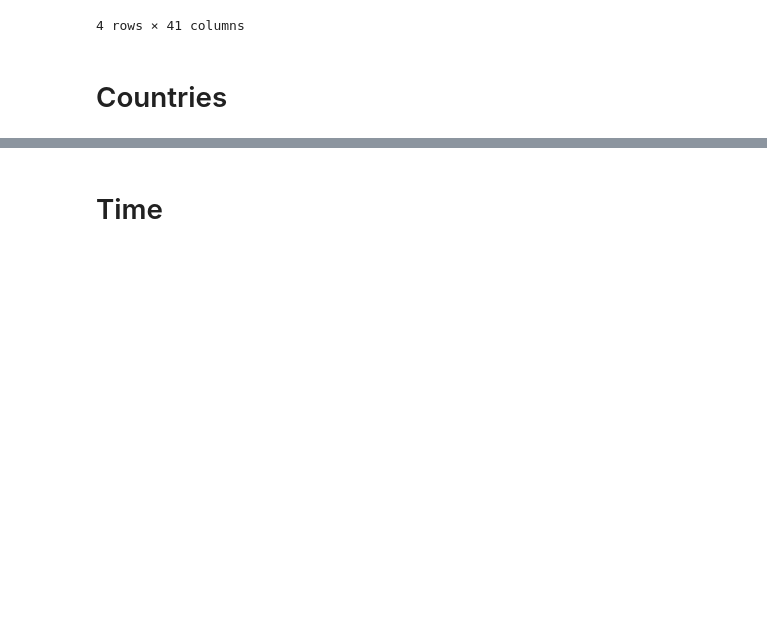
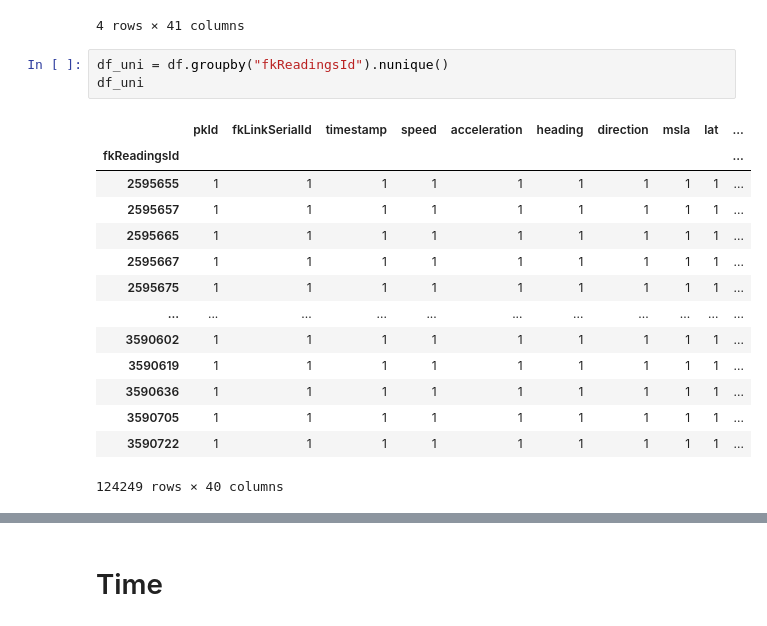
Before and after one commit to jeugregg/transport-risk-mitigation, a Jupyter notebook: 01_Exploration.ipynb, the cells around one changed output, grey strips where cells are left out. Drawn from its saved outputs; the diff is of its cells as text; blank space fills up the shorter version.

```diff
--- a/01_Exploration.ipynb
+++ b/01_Exploration.ipynb
@@ -289,5 +289,21 @@ df[df["fkReadingsId"] == 3590722 ]
 | 405170 | 3590722 | 0XB827EB3B7400 | 2023-04-21 16:00:29 | 0 | 1 | 0 | N | 355 | 43.481373 | ... |
 | 405171 | 3590722 | 0XB827EB3B7400 | 2023-04-21 16:00:29 | 0 | 1 | 0 | N | 355 | 43.481373 | ... |
 4 rows × 41 columns
-# %% [markdown]
-# Countries
+# %%
+df_uni = df.groupby("fkReadingsId").nunique()
+df_uni
+# %% [output]
+|  | pkId | fkLinkSerialId | timestamp | speed | acceleration | heading | direction | msla | lat | ... |
+| fkReadingsId |  |  |  |  |  |  |  |  |  | ... |
+| 2595655 | 1 | 1 | 1 | 1 | 1 | 1 | 1 | 1 | 1 | ... |
+| 2595657 | 1 | 1 | 1 | 1 | 1 | 1 | 1 | 1 | 1 | ... |
+| 2595665 | 1 | 1 | 1 | 1 | 1 | 1 | 1 | 1 | 1 | ... |
+| 2595667 | 1 | 1 | 1 | 1 | 1 | 1 | 1 | 1 | 1 | ... |
+| 2595675 | 1 | 1 | 1 | 1 | 1 | 1 | 1 | 1 | 1 | ... |
+| ... | ... | ... | ... | ... | ... | ... | ... | ... | ... | ... |
+| 3590602 | 1 | 1 | 1 | 1 | 1 | 1 | 1 | 1 | 1 | ... |
+| 3590619 | 1 | 1 | 1 | 1 | 1 | 1 | 1 | 1 | 1 | ... |
+| 3590636 | 1 | 1 | 1 | 1 | 1 | 1 | 1 | 1 | 1 | ... |
+| 3590705 | 1 | 1 | 1 | 1 | 1 | 1 | 1 | 1 | 1 | ... |
+| 3590722 | 1 | 1 | 1 | 1 | 1 | 1 | 1 | 1 | 1 | ... |
+124249 rows × 40 columns
```
Also changed, not shown: parts of 11 cells of this notebook.
